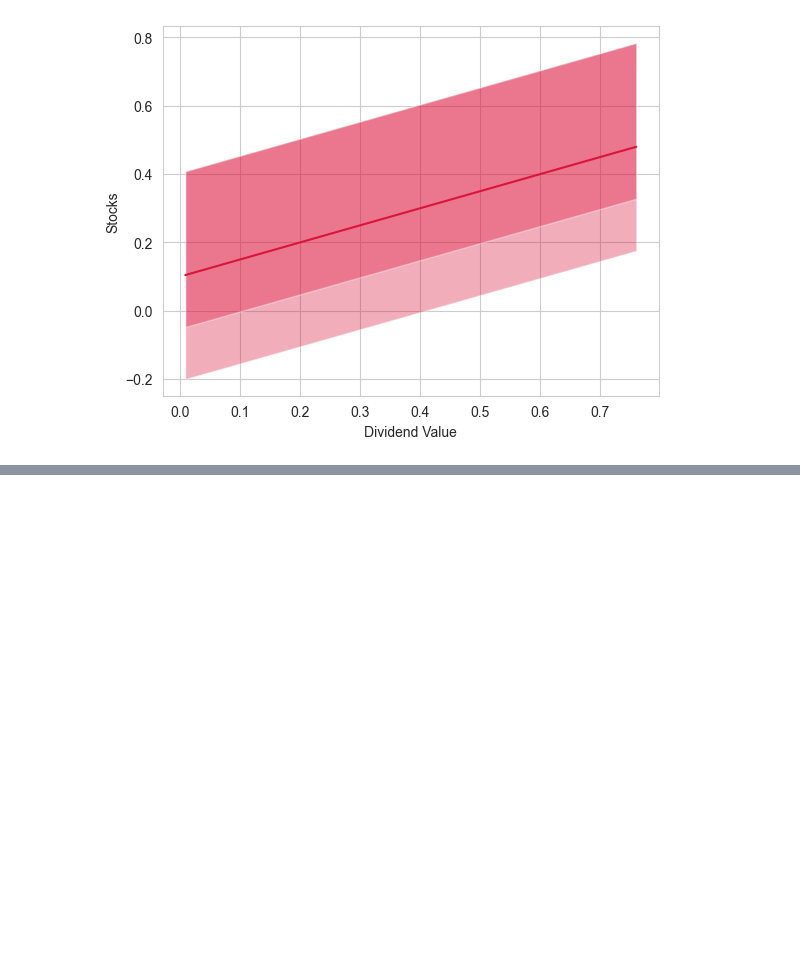
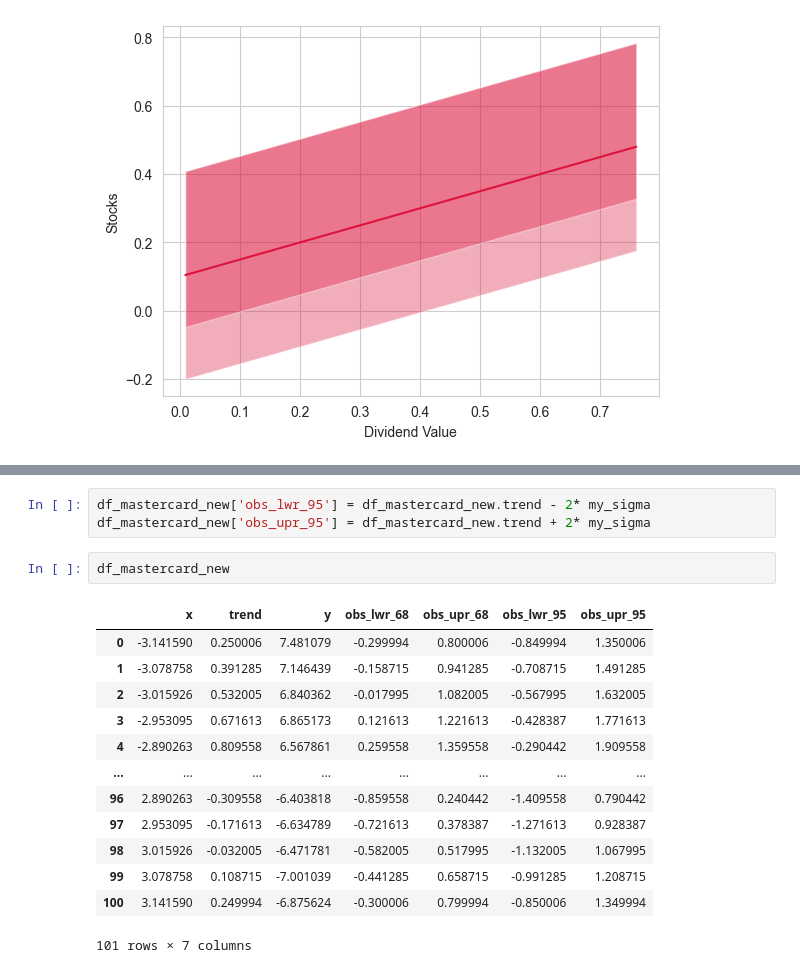
Before and after one commit to gmkumar1988/Data-Analytics-Projects, a Jupyter notebook: Linear_Model_Finance_Mastercard.ipynb, the cells around one changed output, grey strips where cells are left out. Cells and saved outputs as stored; diff of their text form; blank space fills up the shorter version.

```diff
--- a/Linear_Model_Finance_Mastercard.ipynb
+++ b/Linear_Model_Finance_Mastercard.ipynb
@@ -144,0 +320,19 @@ plt.show()
+# %%
+df_mastercard_new['obs_lwr_95'] = df_mastercard_new.trend - 2* my_sigma
+df_mastercard_new['obs_upr_95'] = df_mastercard_new.trend + 2* my_sigma
+# %%
+df_mastercard_new
+# %% [output]
+|  | x | trend | y | obs_lwr_68 | obs_upr_68 | obs_lwr_95 | obs_upr_95 |
+| 0 | -3.141590 | 0.250006 | 7.481079 | -0.299994 | 0.800006 | -0.849994 | 1.350006 |
+| 1 | -3.078758 | 0.391285 | 7.146439 | -0.158715 | 0.941285 | -0.708715 | 1.491285 |
+| 2 | -3.015926 | 0.532005 | 6.840362 | -0.017995 | 1.082005 | -0.567995 | 1.632005 |
+| 3 | -2.953095 | 0.671613 | 6.865173 | 0.121613 | 1.221613 | -0.428387 | 1.771613 |
+| 4 | -2.890263 | 0.809558 | 6.567861 | 0.259558 | 1.359558 | -0.290442 | 1.909558 |
+| ... | ... | ... | ... | ... | ... | ... | ... |
+| 96 | 2.890263 | -0.309558 | -6.403818 | -0.859558 | 0.240442 | -1.409558 | 0.790442 |
+| 97 | 2.953095 | -0.171613 | -6.634789 | -0.721613 | 0.378387 | -1.271613 | 0.928387 |
+| 98 | 3.015926 | -0.032005 | -6.471781 | -0.582005 | 0.517995 | -1.132005 | 1.067995 |
+| 99 | 3.078758 | 0.108715 | -7.001039 | -0.441285 | 0.658715 | -0.991285 | 1.208715 |
+| 100 | 3.141590 | 0.249994 | -6.875624 | -0.300006 | 0.799994 | -0.850006 | 1.349994 |
+101 rows × 7 columns
```
Also changed, not shown: parts of 32 cells of this notebook.
